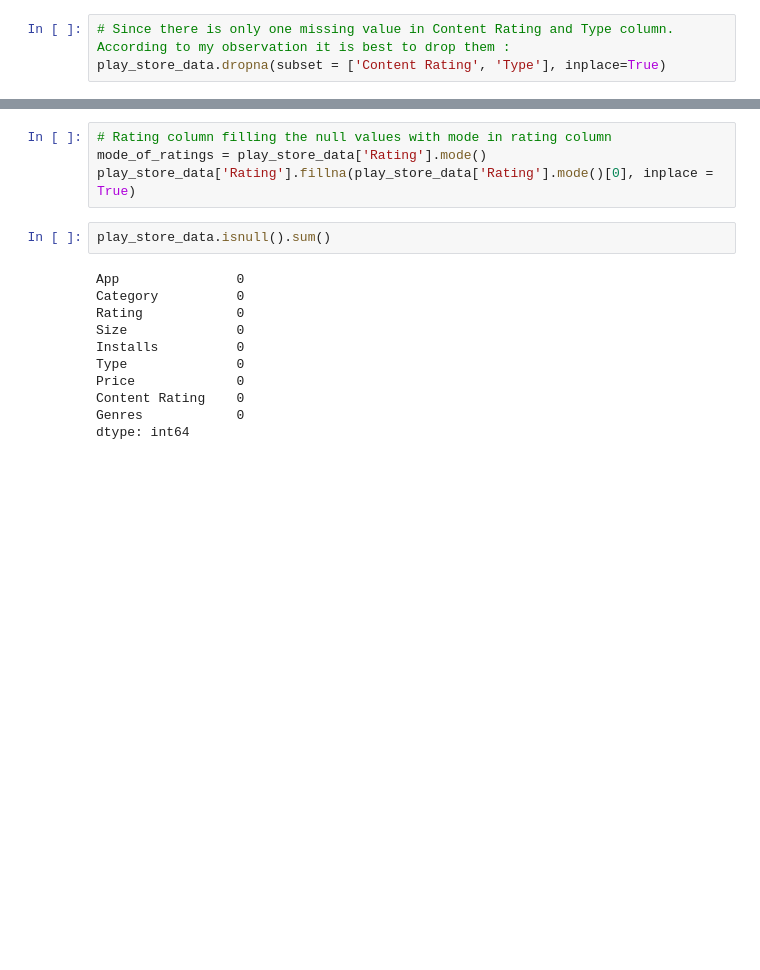
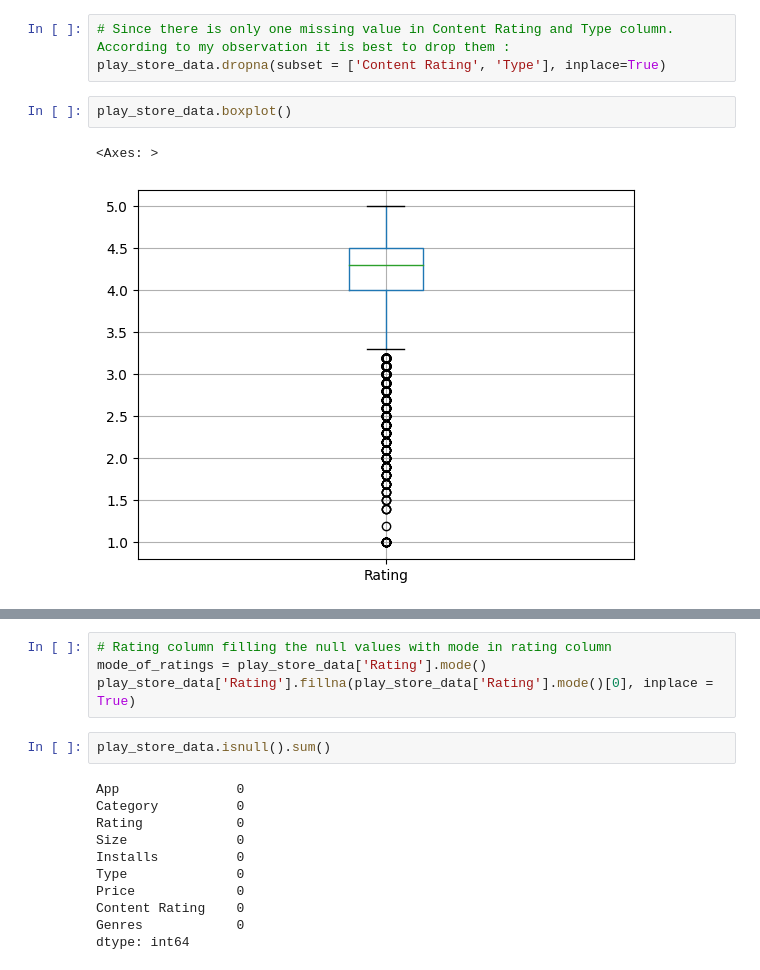
Before and after one commit to MijulSaxena/EDA-project-on-Gooogle-playstore., a Jupyter notebook: Play_Store_App_Review_Analysis_Capstone_Project_by_Mijul_Saxena.ipynb, the cells around one changed output, grey strips where cells are left out. Saved outputs shown, nothing was run; the diff lists cells and outputs as text; blank space fills up the shorter version.

```diff
--- a/Play_Store_App_Review_Analysis_Capstone_Project_by_Mijul_Saxena.ipynb
+++ b/Play_Store_App_Review_Analysis_Capstone_Project_by_Mijul_Saxena.ipynb
@@ -162,3 +170,8 @@ dtype: int64
 # %%
 # Since there is only one missing value in Content Rating and Type column. According to my observation it is best to drop them :
 play_store_data.dropna(subset = ['Content Rating', 'Type'], inplace=True)
+# %%
+play_store_data.boxplot()
+# %% [output]
+<Axes: >
+[figure, added]
```
Also changed, not shown: parts of 13 cells of this notebook.
